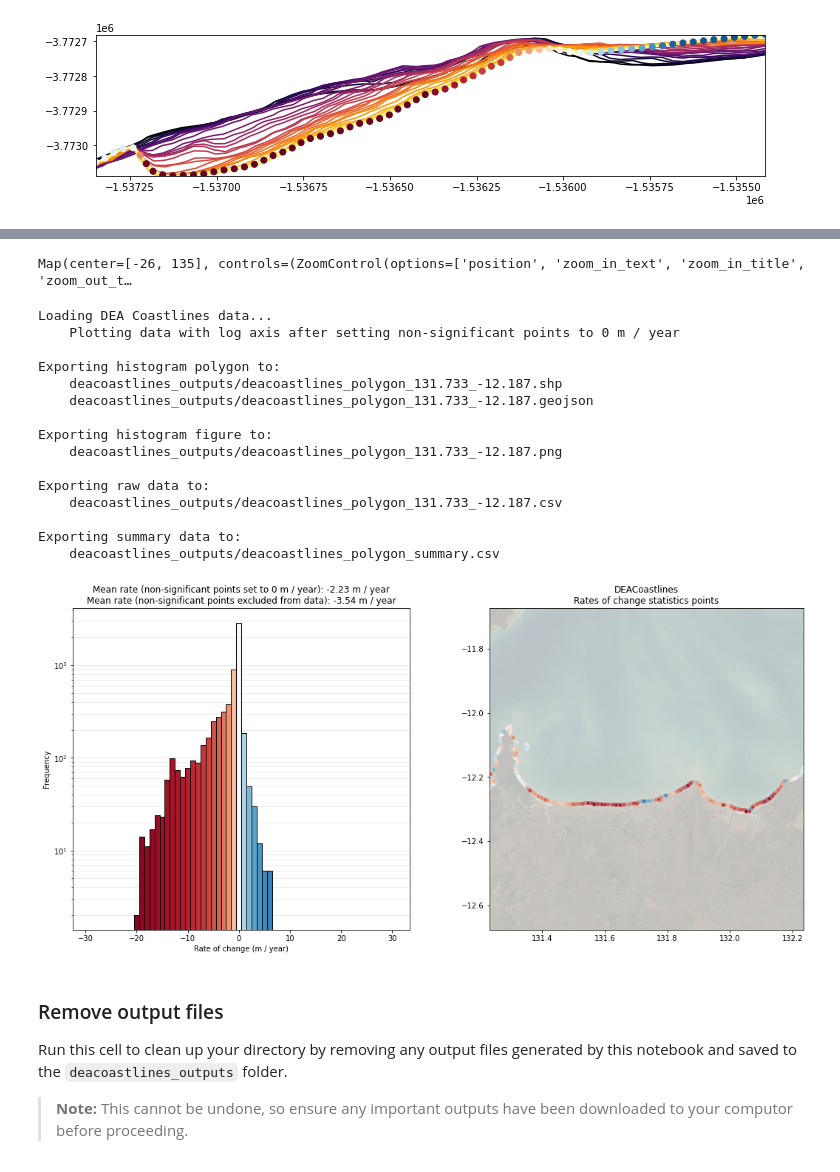
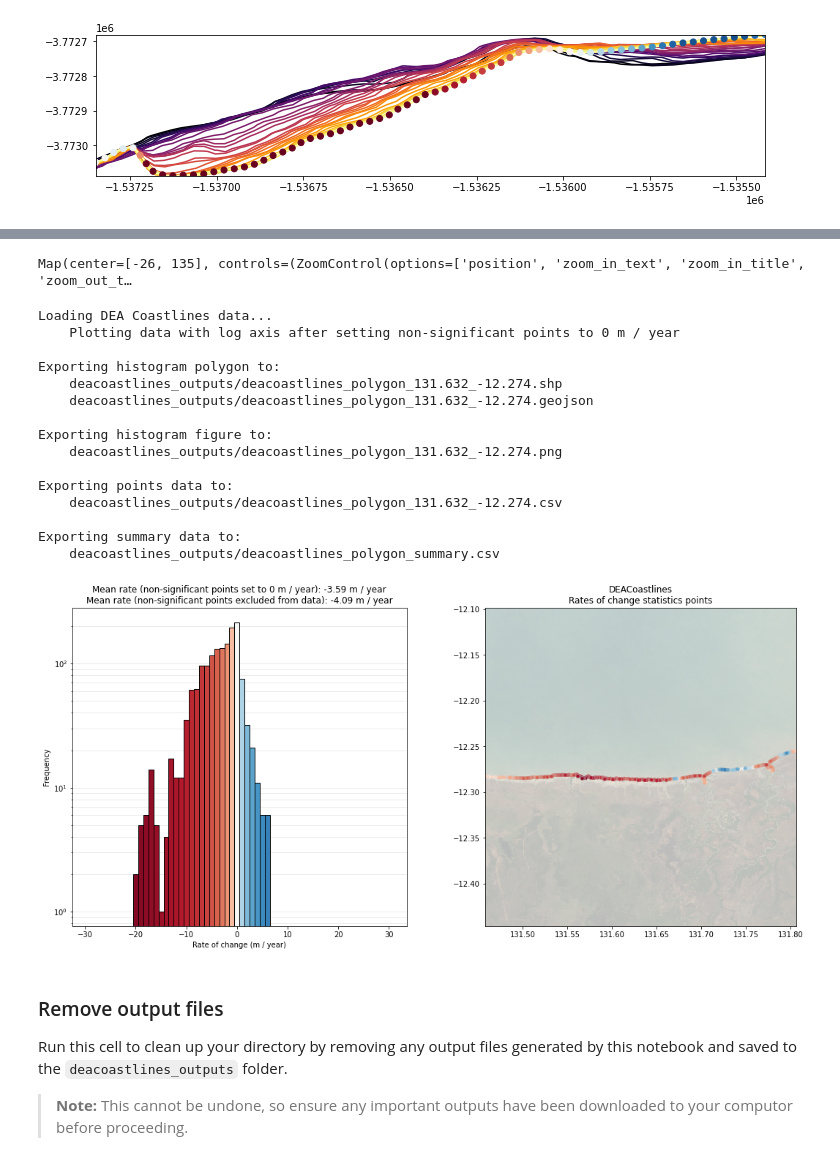
Before and after one commit to GeoscienceAustralia/dea-coastlines, a Jupyter notebook: DEACoastlines_tools.ipynb, the cells around one changed output, grey strips where cells are left out. Drawn from its saved outputs; the diff is of its cells as text; code cells hidden in the pictures.

Commit message:
Updates to DEA Coastlines tools
Names output files with the shapefile name if provided
Better documentation of function params
Possible fix to WMS load errors

```diff
--- a/DEACoastlines_tools.ipynb
+++ b/DEACoastlines_tools.ipynb
@@ -860,29 +897,29 @@ To revert to the interactive map, set `extent_path=None`.
 # %%
-df = rates_hist(extent_path=None,
-                extent_id_col=None,
-                hist_log=True,
-                export_raw_data=True,
-                export_summary_data=True,
-                export_polygon=True,
-                export_figure=True)
+df = deacoastlines_histogram(extent_path=None,
+                             extent_id_col=None,
+                             hist_log=True,
+                             export_points_data=True,
+                             export_summary_data=True,
+                             export_extent=True,
+                             export_figure=True)
 # %% [output]
 Map(center=[-26, 135], controls=(ZoomControl(options=['position', 'zoom_in_text', 'zoom_in_title', 'zoom_out_t…
 Loading DEA Coastlines data...
     Plotting data with log axis after setting non-significant points to 0 m / year
 
 Exporting histogram polygon to:
-    deacoastlines_outputs/deacoastlines_polygon_131.733_-12.187.shp
-    deacoastlines_outputs/deacoastlines_polygon_131.733_-12.187.geojson
+    deacoastlines_outputs/deacoastlines_polygon_131.632_-12.274.shp
+    deacoastlines_outputs/deacoastlines_polygon_131.632_-12.274.geojson
 
 Exporting histogram figure to:
-    deacoastlines_outputs/deacoastlines_polygon_131.733_-12.187.png
+    deacoastlines_outputs/deacoastlines_polygon_131.632_-12.274.png
 
-Exporting raw data to:
-    deacoastlines_outputs/deacoastlines_polygon_131.733_-12.187.csv
+Exporting points data to:
+    deacoastlines_outputs/deacoastlines_polygon_131.632_-12.274.csv
 
 Exporting summary data to:
     deacoastlines_outputs/deacoastlines_polygon_summary.csv
-[figure, old version]
+[figure, new version]
 # %% [markdown]
 ### Remove output files
 Run this cell to clean up your directory by removing any output files generated by this notebook and saved to the `deacoastlines_outputs` folder.
```
Also changed, not shown: parts of 4 cells of this notebook.
